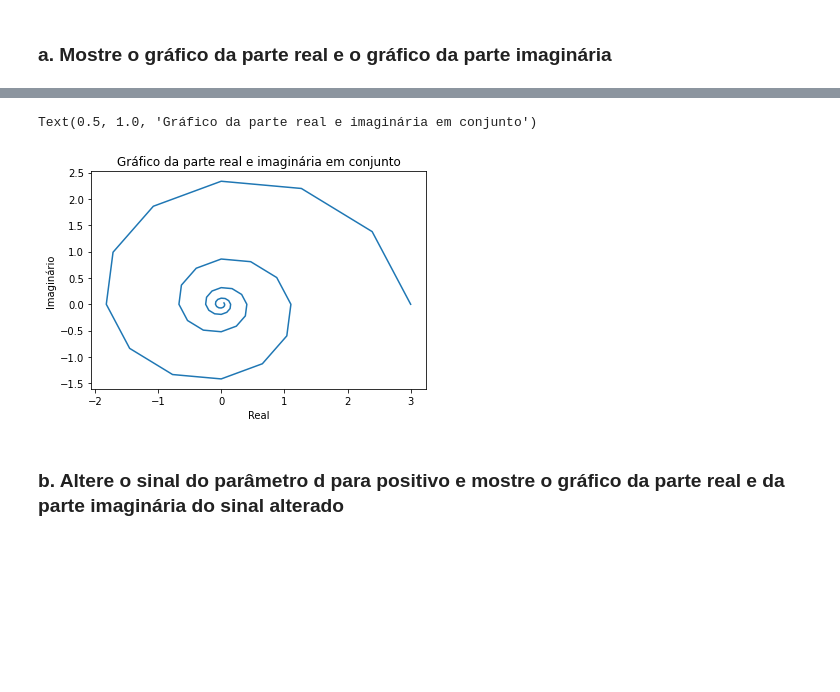
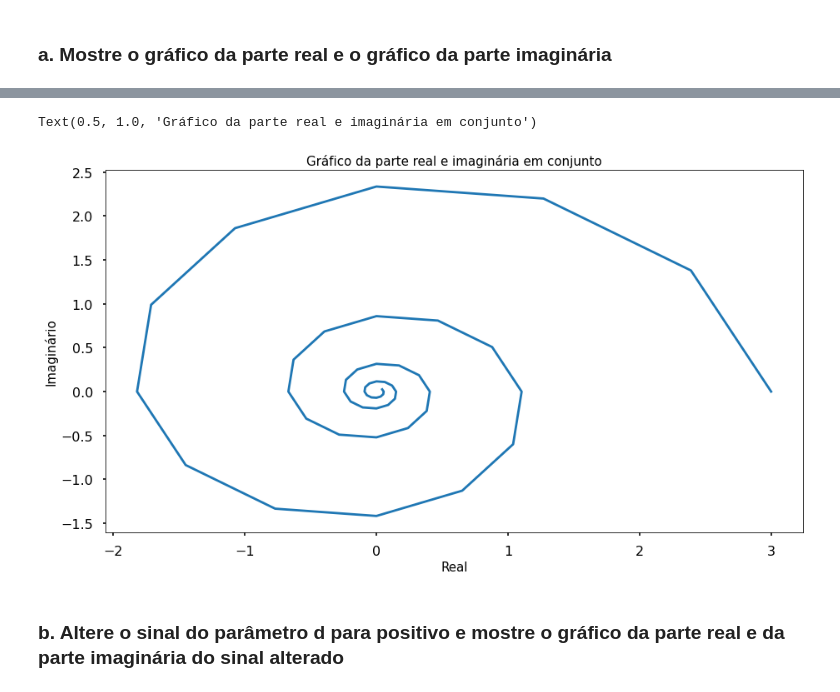
Before and after one commit to viniciusparede/te912-work1, a Jupyter notebook: experimento1.ipynb, the cells around one changed output, grey strips where cells are left out. Drawn from its saved outputs; the diff is of its cells as text; code cells hidden in the pictures; blank space fills up the shorter version.

```diff
--- a/experimento1.ipynb
+++ b/experimento1.ipynb
@@ -3,3 +7,11 @@
+# %%
+# Bibliotecas
+import numpy as np
+import matplotlib.pyplot as plt
+import IPython
+import math
+from scipy.io import wavfile
+plt.style.use('seaborn-poster')
 # %% [markdown]
 ## 1) Gere o sinal x de acordo com o código abaixo:
 # %%
@@ -48,12 +57,13 @@ plt.show()
 # %%
 # Gráfico da parte real e imaginária em conjunto
+plt.figure(figsize=(15, 8))
 plt.plot(real, imaginaria)
-plt.ylabel("Imaginário")
-plt.xlabel("Real")
-plt.title("Gráfico da parte real e imaginária em conjunto")
+plt.ylabel("Imaginário", size=15)
+plt.xlabel("Real", size=15)
+plt.title("Gráfico da parte real e imaginária em conjunto", size=15)
 # %% [output]
 Text(0.5, 1.0, 'Gráfico da parte real e imaginária em conjunto')
-[figure, old version]
+[figure, new version]
 # %% [markdown]
 ### b. Altere o sinal do parâmetro d para positivo e mostre o gráfico da parte real e da parte imaginária do sinal alterado
 # %%
```
Also changed, not shown: parts of 40 cells of this notebook.
